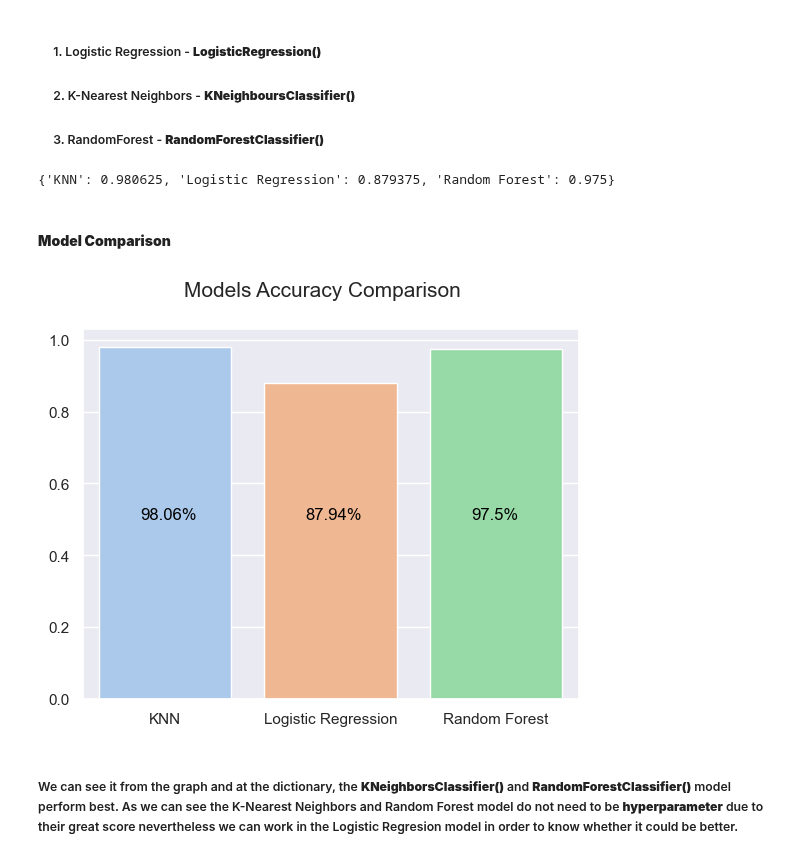
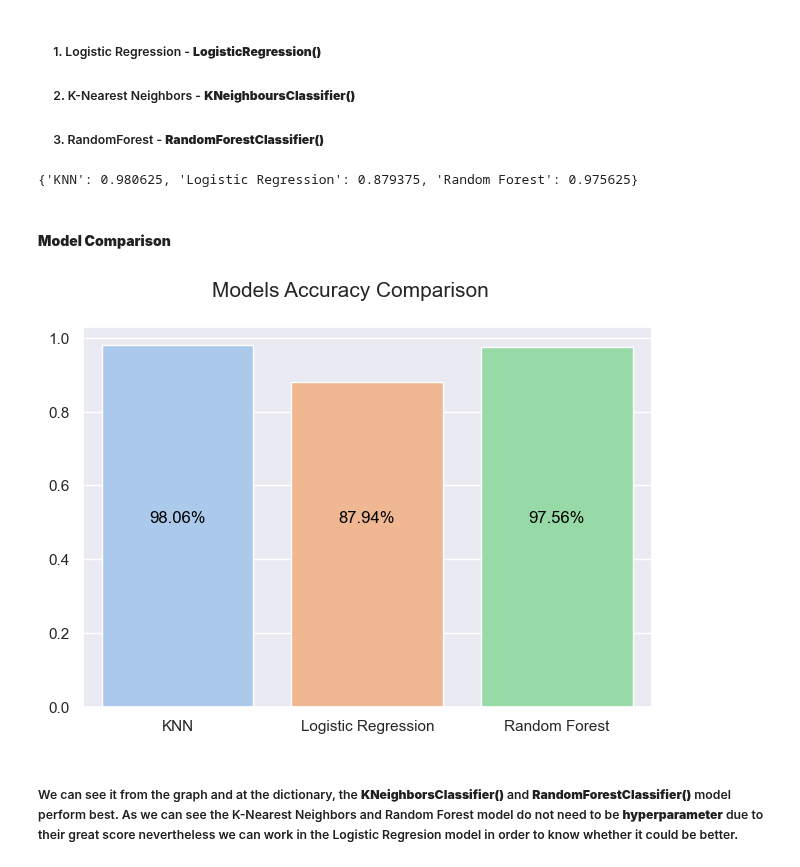
Before and after one commit to alonsobern/Data-Mining-Machine-Learning, a Jupyter notebook: Banana Quality/Banana_Quality.ipynb, the cells around one changed output. Cells and saved outputs as stored; diff of their text form; code cells hidden in the pictures.

```diff
--- a/Banana Quality/Banana_Quality.ipynb
+++ b/Banana Quality/Banana_Quality.ipynb
@@ -338,6 +339,9 @@ y
 7998     Bad
 7999     Bad
 Name: Quality, Length: 8000, dtype: object
+# %%
+y.replace("Good",0,inplace=True)
+y.replace("Bad",1,inplace=True)
 # %% [markdown]
 #### **Training and test split**
 # %%
@@ -433,19 +437,20 @@ for name, model in models.items():
 # %%
 model_scores
 # %% [output]
-{'KNN': 0.980625, 'Logistic Regression': 0.879375, 'Random Forest': 0.975}
+{'KNN': 0.980625, 'Logistic Regression': 0.879375, 'Random Forest': 0.975625}
 # %% [markdown]
 #### **Model Comparison**
 # %%
 model_comparison = pd.DataFrame(model_scores, index=["accuracy"])
 sns.set(style="darkgrid", palette="pastel")
 plt.suptitle("Models Accuracy Comparison", fontsize=15)
 sns.barplot(data=model_comparison)
 for index, value in enumerate(model_scores.values()):
     plt.text(x=index-0.15, y=0.5, s=(str(round(value,4)*100)+"%"), color="black")
+plt.tight_layout()
 plt.show()
 # %% [output]
-[figure, old version]
+[figure, new version]
 # %% [markdown]
 ##### We can see it from the graph and at the dictionary, the **KNeighborsClassifier()** and **RandomForestClassifier()** model perform best. As we can see the K-Nearest Neighbors and Random Forest model do not need to be **hyperparameter** due to their great score nevertheless we can work in the Logistic Regresion model in order to know whether it could be better.
 # %% [markdown]
```
Also changed, not shown: parts of 26 cells of this notebook.
